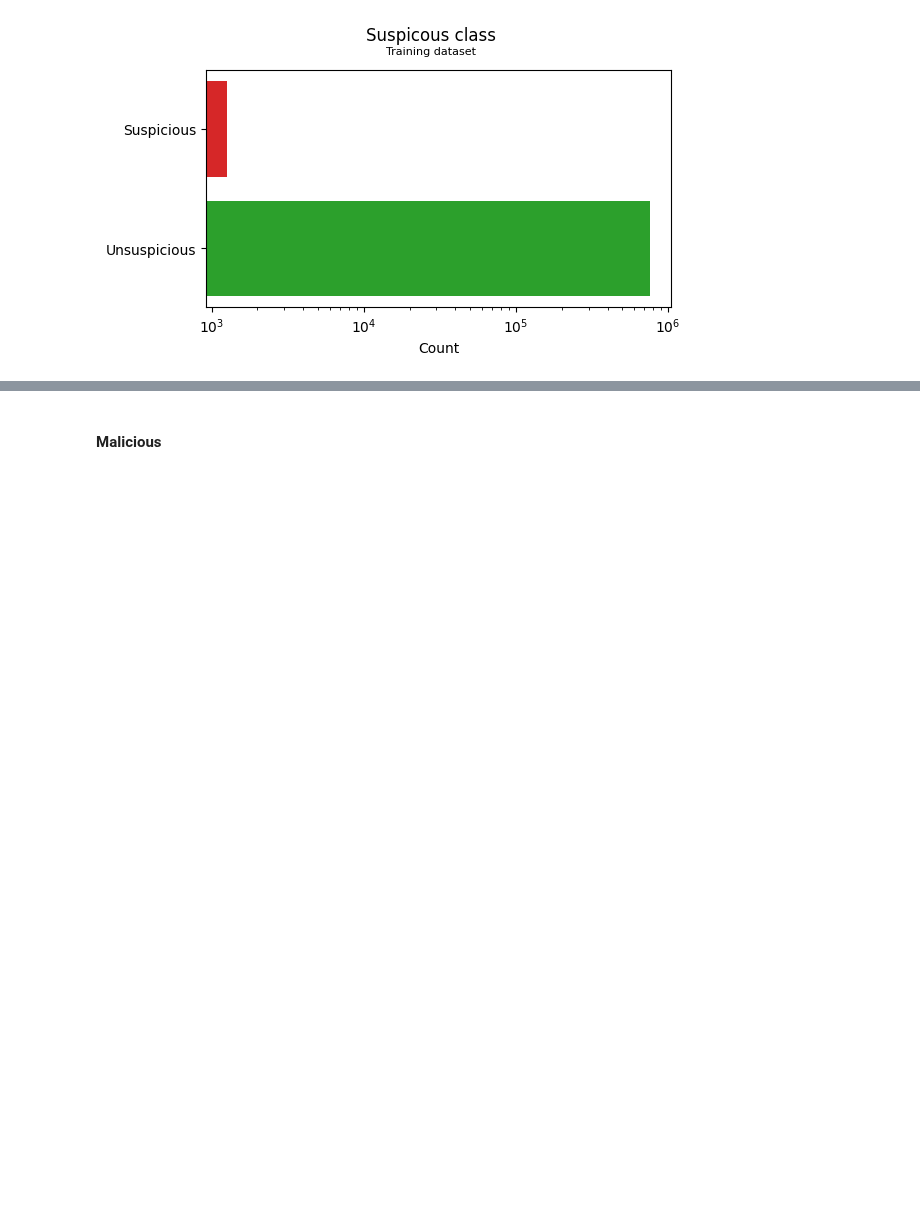
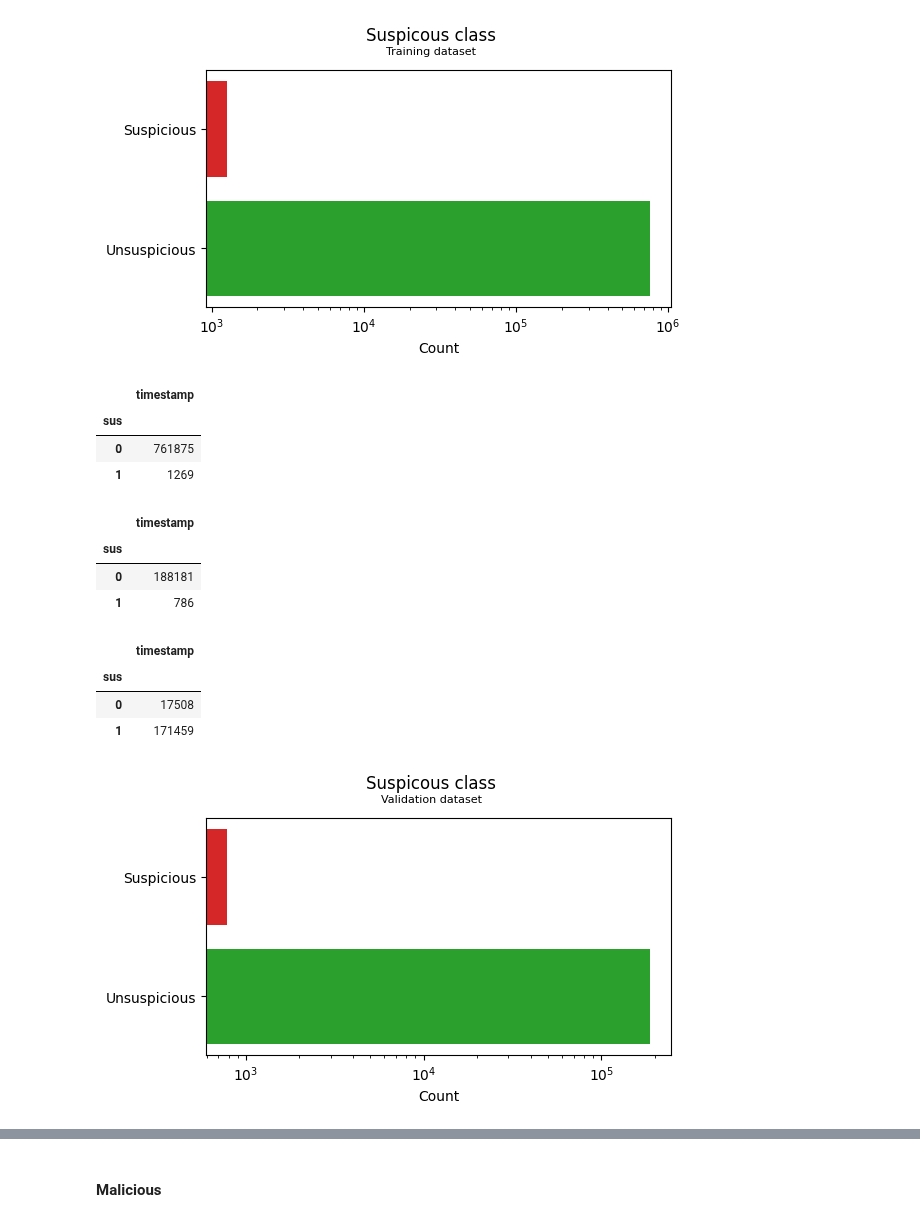
Before and after one commit to moryba/Beth-project, a Jupyter notebook: Data analysis/data analysis.ipynb, the cells around one changed output, grey strips where cells are left out. Saved outputs shown, nothing was run; the diff lists cells and outputs as text; code cells hidden in the pictures; blank space fills up the shorter version.

```diff
--- a/Data analysis/data analysis.ipynb
+++ b/Data analysis/data analysis.ipynb
@@ -25,5 +25,7 @@ warnings.filterwarnings("ignore")
 # %%
 train_data = pd.read_csv('../Data/labelled_training_data.csv')
+val_data = pd.read_csv('../Data/labelled_validation_data.csv')
+test_data = pd.read_csv('../Data/labelled_testing_data.csv')
 train_data.shape
 # %% [output]
 (763144, 16)
@@ -461,3 +463,43 @@ plt.subplots_adjust(top=0.9, wspace=0.3)
 plt.show()
 # %% [output]
 [figure]
+# %%
+train_data.groupby(['sus'])[['timestamp']].count()
+# %% [output]
+|  | timestamp |
+| sus |  |
+| 0 | 761875 |
+| 1 | 1269 |
+# %%
+val_data.groupby(['sus'])[['timestamp']].count()
+# %% [output]
+|  | timestamp |
+| sus |  |
+| 0 | 188181 |
+| 1 | 786 |
+# %%
+test_data.groupby(['sus'])[['timestamp']].count()
+# %% [output]
+|  | timestamp |
+| sus |  |
+| 0 | 17508 |
+| 1 | 171459 |
+# %%
+sus_val = val_data.groupby(['sus'])[['timestamp']].count()
+fig, ax = plt.subplots(figsize=(6,3))
+labels = ['Unsuspicious', 'Suspicious']
+counts = sus_val.timestamp.values
+bar_labels = ['green', 'red']
+bar_colors = ['tab:green', 'tab:red']
+
+ax.barh(labels, counts, label=bar_labels, color=bar_colors)
+ax.set_xscale('log')
+ax.set_xlabel('Count')
+
+plt.title('Suspicous class', size=12, ha="center", transform=fig.transFigure)
+plt.suptitle('Validation dataset', size=8, ha="center", transform=fig.transFigure)
+plt.subplots_adjust(top=0.9, wspace=0.3)
+
+plt.show()
+# %% [output]
+[figure, added]
```
Also changed, not shown: parts of 2 cells of this notebook, 3 other files.
